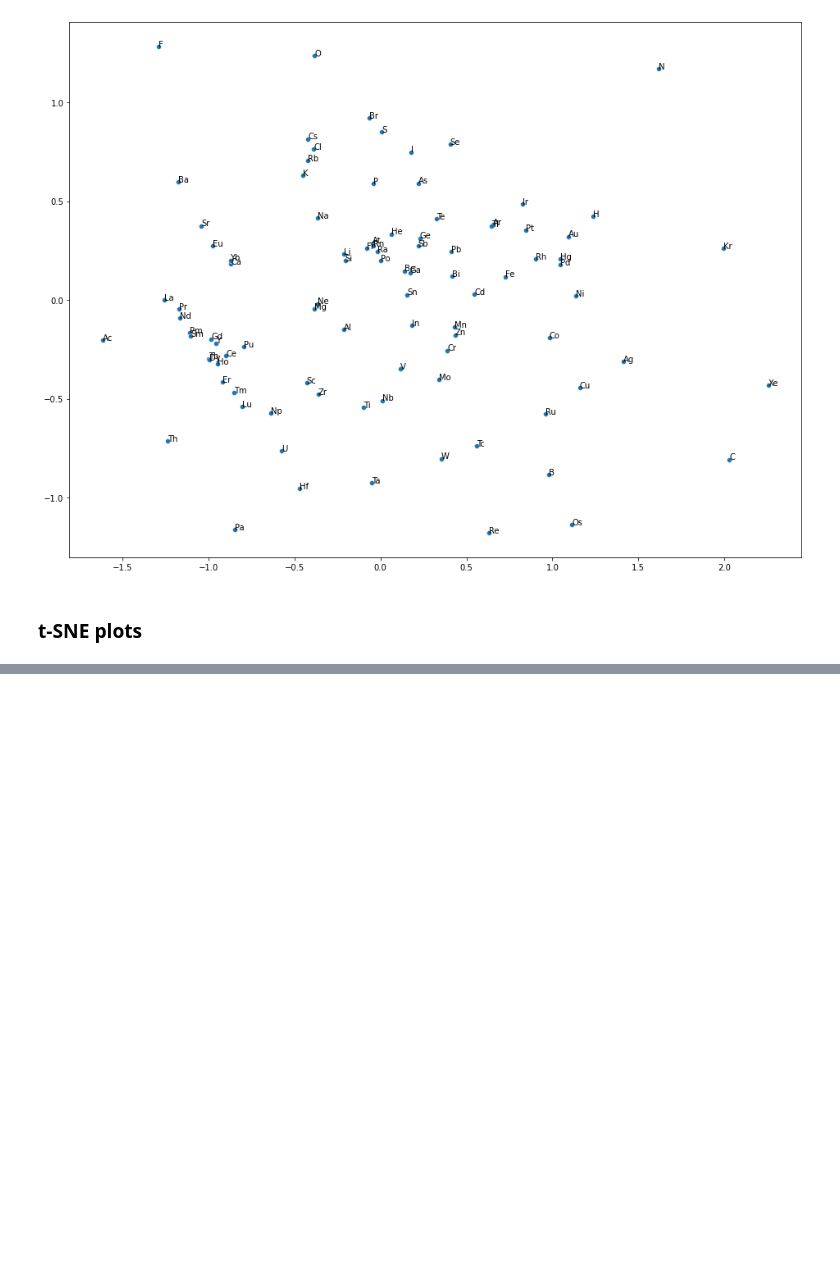
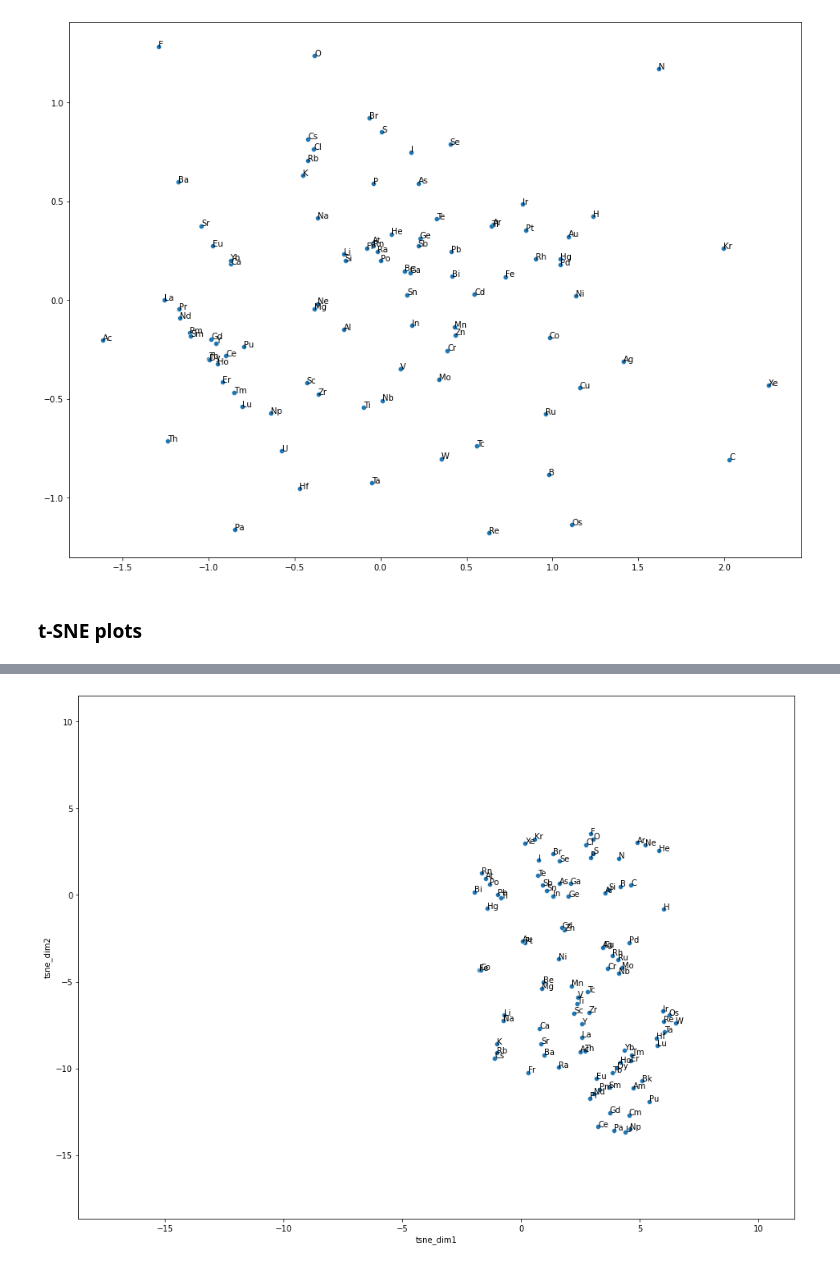
Before and after one commit to WMD-group/ElementEmbeddings, a Jupyter notebook: examples/usage.ipynb, the cells around one changed output, grey strips where cells are left out. Saved outputs shown, nothing was run; the diff lists cells and outputs as text; code cells hidden in the pictures; blank space fills up the shorter version.

```diff
--- a/examples/usage.ipynb
+++ b/examples/usage.ipynb
@@ -117,3 +131,7 @@ AtomEmbeds['magpie'].plot_tSNE()
+# %%
+AtomEmbeds['magpie_sc'].plot_tSNE()
+# %% [output]
+[figure, added]
 # %%
 AtomEmbeds['megnet16'].plot_tSNE()
 # %% [output]
```
Also changed, not shown: parts of 9 cells of this notebook.
